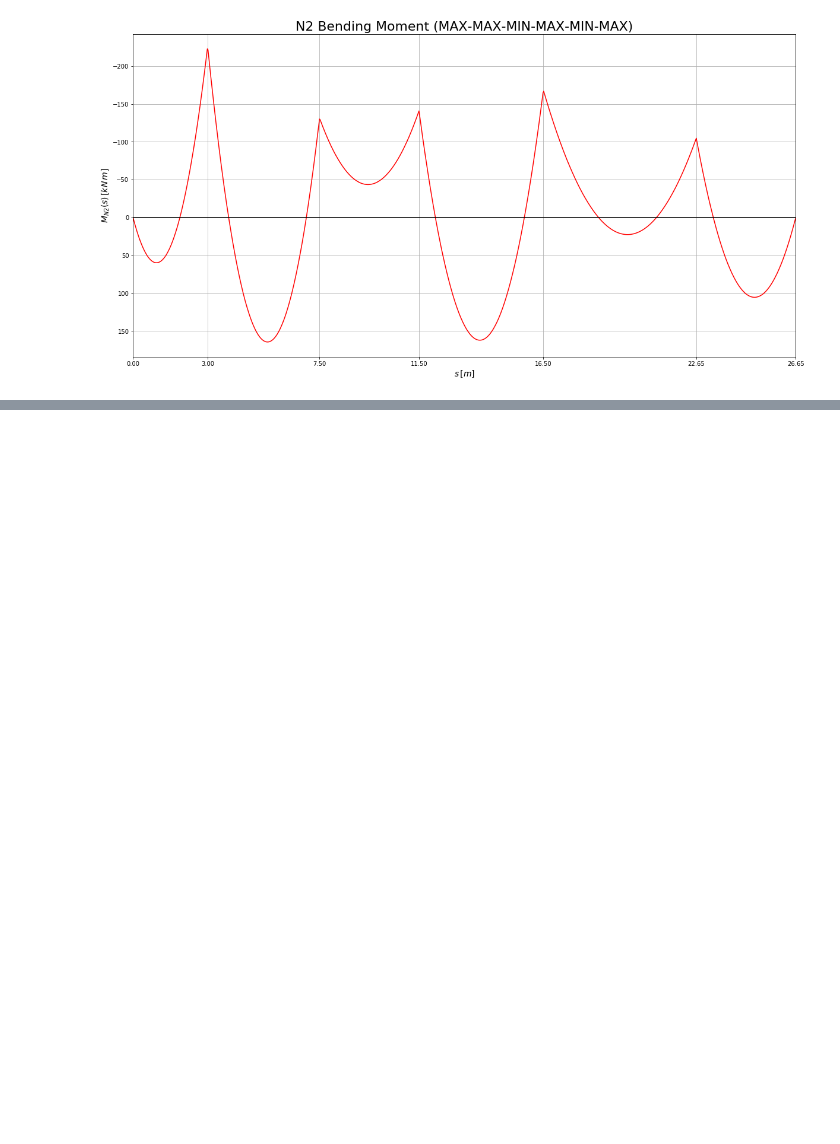
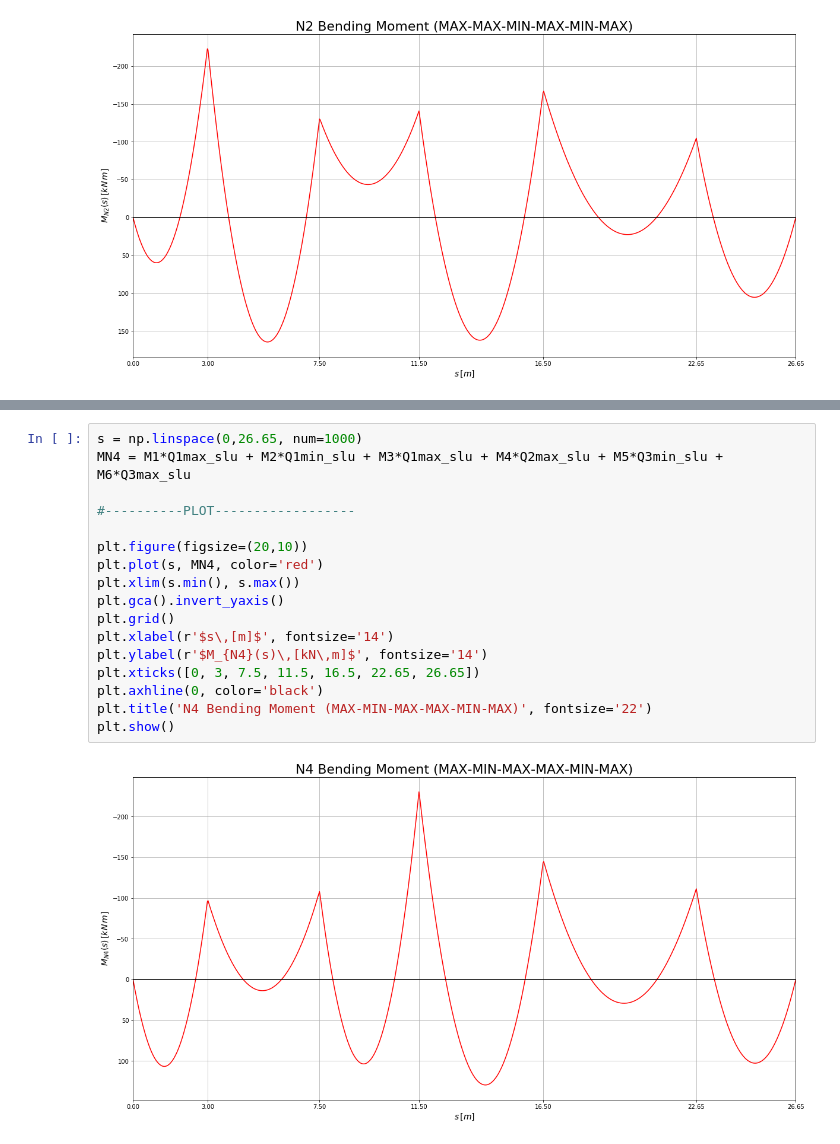
Before and after one commit to akaanzo/structural-safety, a Jupyter notebook: sol.ipynb, the cells around one changed output, grey strips where cells are left out. Drawn from its saved outputs; the diff is of its cells as text; blank space fills up the shorter version.

```diff
--- a/sol.ipynb
+++ b/sol.ipynb
@@ -593,0 +626,19 @@ plt.show()
+# %%
+s = np.linspace(0,26.65, num=1000)
+MN4 = M1*Q1max_slu + M2*Q1min_slu + M3*Q1max_slu + M4*Q2max_slu + M5*Q3min_slu + M6*Q3max_slu
+
+#----------PLOT------------------
+
+plt.figure(figsize=(20,10))
+plt.plot(s, MN4, color='red')
+plt.xlim(s.min(), s.max())
+plt.gca().invert_yaxis()
+plt.grid()
+plt.xlabel(r'$s\,[m]$', fontsize='14')
+plt.ylabel(r'$M_{N4}(s)\,[kN\,m]$', fontsize='14')
+plt.xticks([0, 3, 7.5, 11.5, 16.5, 22.65, 26.65])
+plt.axhline(0, color='black')
+plt.title('N4 Bending Moment (MAX-MIN-MAX-MAX-MIN-MAX)', fontsize='22')
+plt.show()
+# %% [output]
+[figure, added]
```
Also changed, not shown: parts of 12 cells of this notebook.
